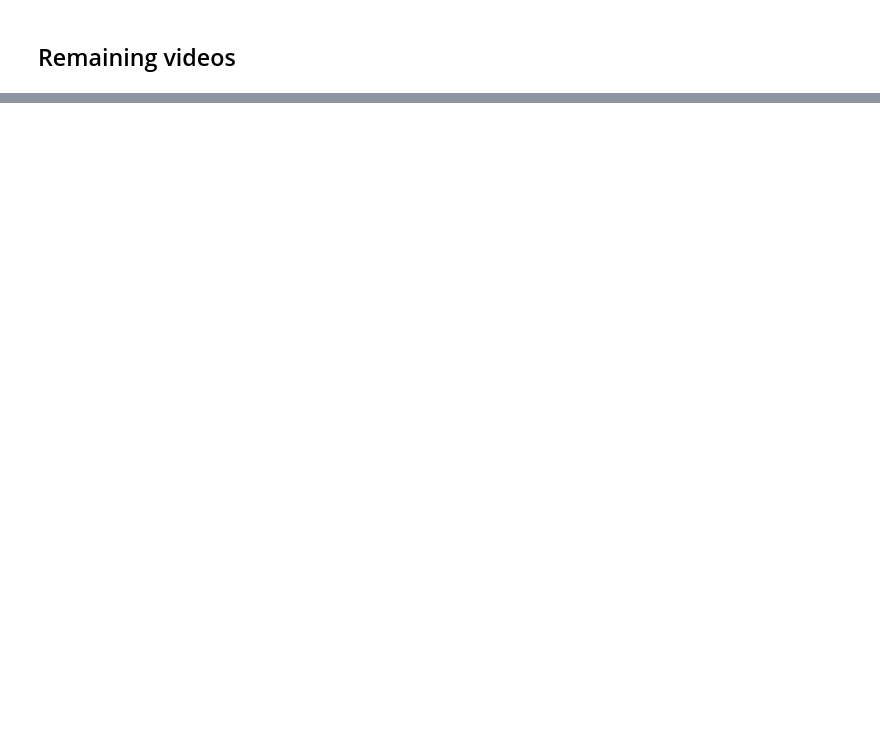
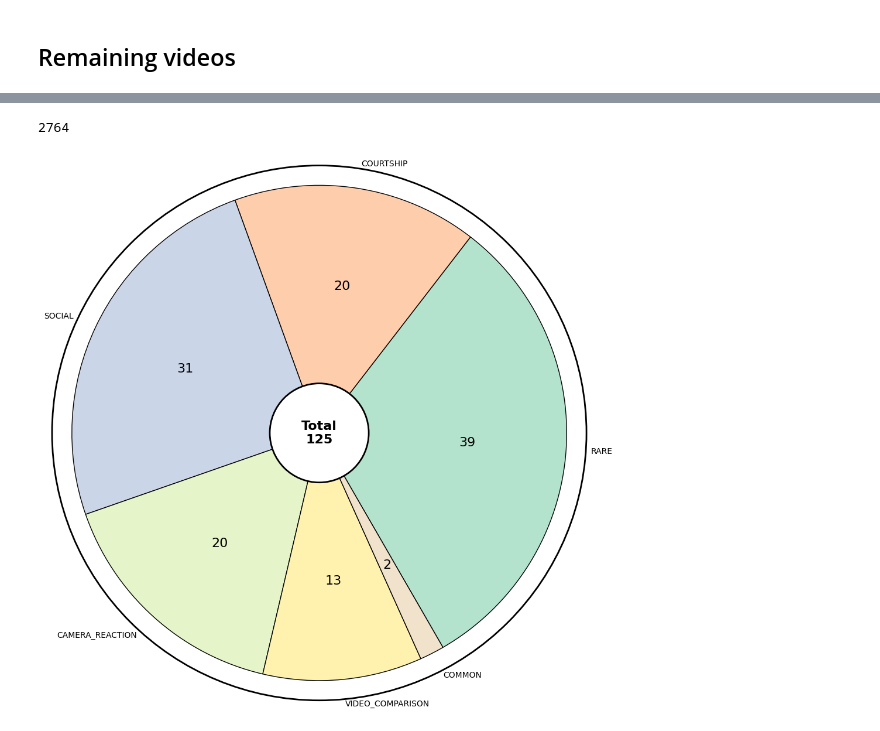
Before and after one commit to eceo-epfl/prompting-mammalps, a Jupyter notebook: benchmark/QueriesAnalysis.ipynb, the cells around one changed output, grey strips where cells are left out. Drawn from its saved outputs; the diff is of its cells as text; code cells hidden in the pictures; blank space fills up the shorter version.

```diff
--- a/benchmark/QueriesAnalysis.ipynb
+++ b/benchmark/QueriesAnalysis.ipynb
@@ -58,0 +113,44 @@ len(remaining_ids)
+# %%
+len(set(all_video_ids))
+# %% [output]
+2764
+# %%
+import matplotlib.cm as cm
+
+# Count the number of queries per category
+category_counts = {cat: len(queries_and_videos[cat]) for cat in queries_and_videos}
+labels = list(category_counts.keys())
+sizes = list(category_counts.values())
+total_queries = sum(sizes)
+
+# Choose a colormap
+cmap = cm.get_cmap('Pastel2')
+colors = [cmap(i / len(labels)) for i in range(len(labels))]
+
+# Pie chart with number labels and black edge color
+fig, ax = plt.subplots(figsize=(12, 12))
+wedges, texts, autotexts = ax.pie(
+    sizes,
+    labels=labels,
+    autopct=lambda pct: f"{int(round(pct * total_queries / 100))}",
+    startangle=300,
+    colors=colors,
+    wedgeprops=dict(edgecolor='black')
+)
+
+# Increase the font size of the number labels on the pie chart
+for autotext in autotexts:
+    autotext.set_fontsize(16)  # Adjust the value as needed
+
+# Draw a circle at the center with total number of queries
+centre_circle = plt.Circle((0, 0), 0.20, fc="white", ec="black", linewidth=2)
+ax.add_artist(centre_circle)
+ax.text(0, 0, f"Total\n{total_queries}", ha='center', va='center', fontsize=16, fontweight='bold')
+
+outer_circle = plt.Circle((0, 0), 1.08, color='black', fill=False, linewidth=2)
+ax.add_artist(outer_circle)
+
+plt.axis('equal')
+plt.show()
+# %% [output]
+[figure, added]
```
Also changed, not shown: parts of 9 cells of this notebook, 5 other files.
